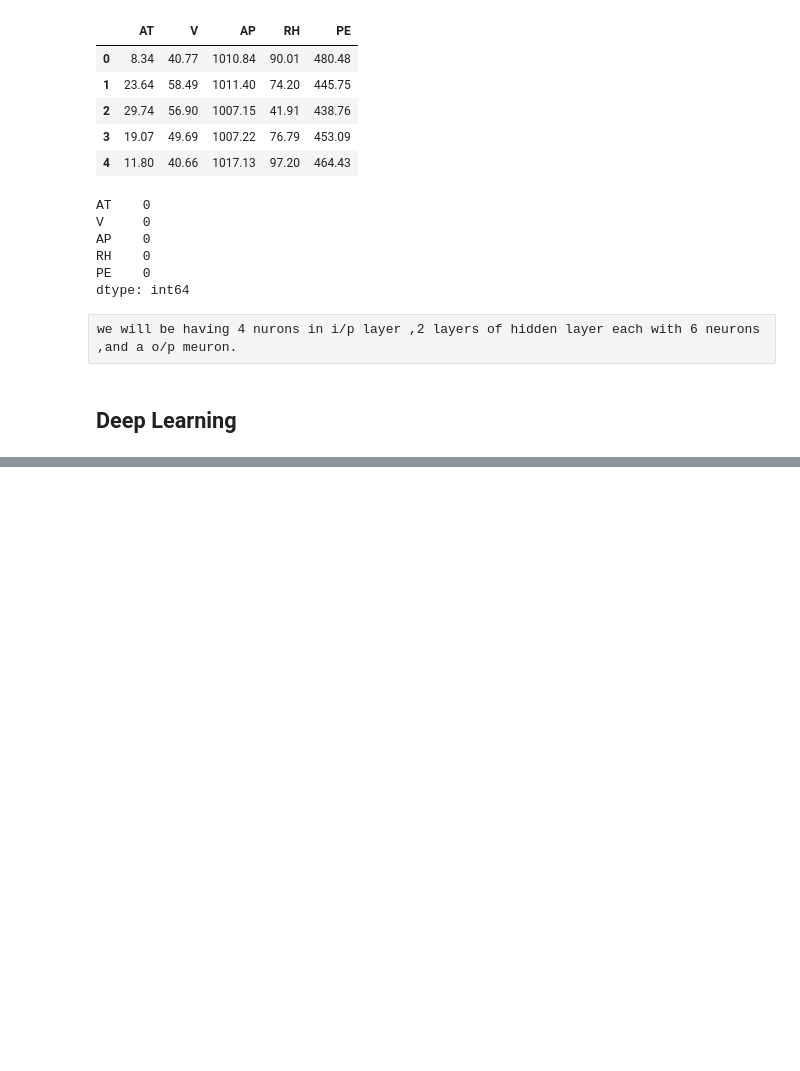
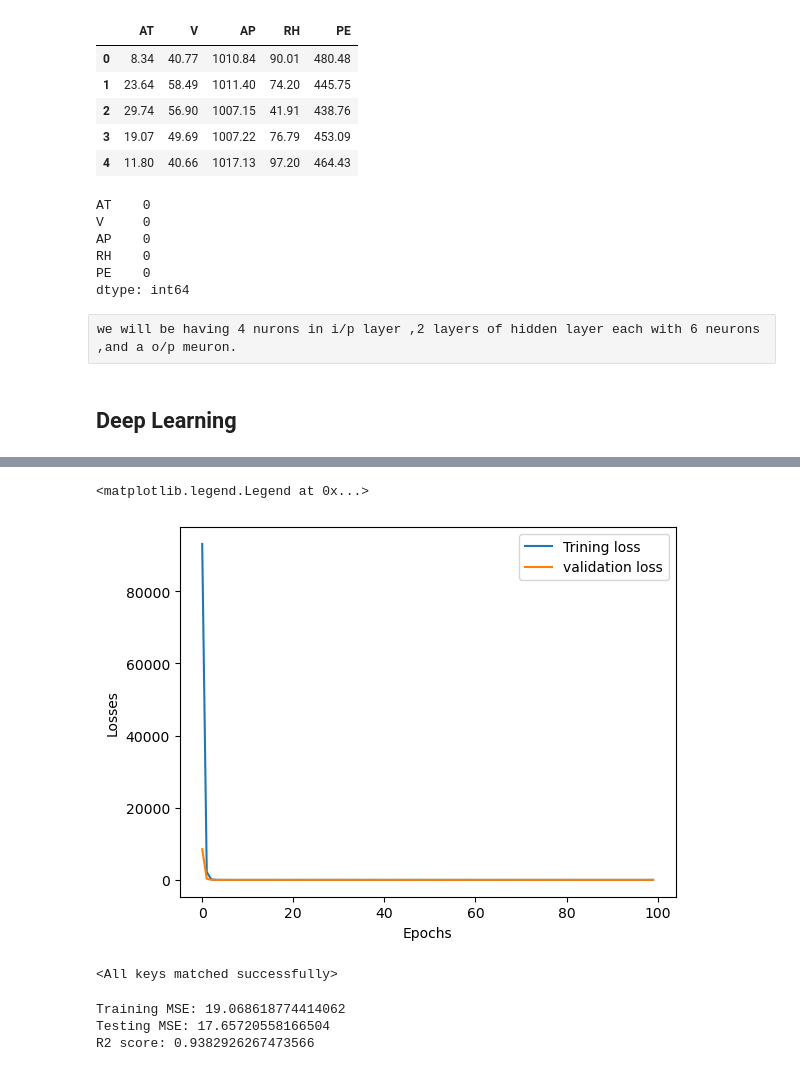
Before and after one commit to Deptek/Daily_learning, a Jupyter notebook: ml/DL/ANN.ipynb, the cells around one changed output, grey strips where cells are left out. Drawn from its saved outputs; the diff is of its cells as text; code cells hidden in the pictures; blank space fills up the shorter version.

```diff
--- a/ml/DL/ANN.ipynb
+++ b/ml/DL/ANN.ipynb
@@ -93,9 +95,14 @@ model= ANN()
 
 # solving regression so using MSE
 criterion= nn.MSELoss() # means mse is the loss function which will be used to make the model better
-optimizer= optim.Adam(model.parameters()) # in pytorch we dont have to initialise weight and bias so we directlt pass it here in the optimiser.
+optimizer= optim.Adam(model.parameters(),lr=0.01) # in pytorch we dont have to initialise weight and bias so we directlt pass it here in the optimiser.
 # %%
 # Trainig the ann ,we will have 100 epoch.
+val_losses= [] # validating the training
+train_losses= [] # loss on trainig data
+
+best_val_loss= float("inf") # initially saved as infinity to later capture the lower loss value.
+
 epochs= 100
 
 for epoch in range(epochs):
@@ -114,3 +121,25 @@ for epoch in range(epochs):
         optimizer.step() # parameters updation
 
         running_loss += loss.item() # since loss is found by pytorch it will be in tenser so converting and storing it.
+
+    epoch_train_loss= running_loss/len(train_loader) # this will tell ous avg. loss.
+    train_losses.append(epoch_train_loss)
+
+    # validation(not final test, but just done to see the model is trained in better way, so only needs forwrad propo. no optimizer or backw. propo)
+    model.eval() # this will tell torch to stop adjusting the parameters know and just test.
+    running_val_loss= 0.0
+
+    with torch.no_grad(): # by default torch has autograd(automaticaly computes geadient)this is to stop it, this saves memory and speeds computation.
+        for xb, yb in test_loader:
+            outputs= model(xb)
+            loss= criterion(outputs, yb)
+            running_val_loss+= loss.item()
+
+    epoch_val_loss= running_val_loss/len(test_loader)
+    val_losses.append(epoch_val_loss)
+
+    print(f"epoch {epoch+1}/{epochs} ==> train loss = {epoch_train_loss} & val loss {epoch_val_loss}")
+
+    if epoch_val_loss < best_val_loss:
+        best_val_loss= epoch_val_loss
+        torch.save(model.state_dict(), "best_model.pt")
@@ -116,0 +164,44 @@ for epoch in range(epochs):
+# %%
+# so what happens here is that the loss is getting reduced but untill a threshold.
+import matplotlib.pyplot as plt
+
+loss_df =pd.DataFrame({
+    "Training loss": train_losses,
+    "val_loss": val_losses
+})
+
+plt.plot(loss_df["Training loss"], label="Trining loss")
+plt.plot(loss_df["val_loss"], label="validation loss")
+
+plt.xlabel("Epochs")
+plt.ylabel("Losses")
+
+plt.legend()
+# %% [output]
+<matplotlib.legend.Legend at 0x...>
+[figure, added]
+# %%
+# loading the best model
+model.load_state_dict(torch.load("best_model.pt")) # loading the best model parameter saved earlier ,to make the final one.
+# %% [output]
+<All keys matched successfully>
+# %%
+# Evaluation
+from sklearn.metrics import r2_score
+
+model.eval()
+with torch.no_grad(): # saving compute power.
+    train_pred= model(X_train_tensor)
+    test_pred= model(X_test_tensor)
+
+    train_mse_loss= criterion(train_pred, y_train_tensor) # (predicted, testing value)
+    test_mse_loss= criterion(test_pred, y_test_tensor)
+
+print("Training MSE:",train_mse_loss.item())
+print("Testing MSE:",test_mse_loss.item())
+
+print("R2 score:",r2_score(y_test, test_pred))
+# %% [output]
+Training MSE: 19.068618774414062
+Testing MSE: 17.65720558166504
+R2 score: 0.9382926267473566
```
Also changed, not shown: parts of 12 cells of this notebook.
